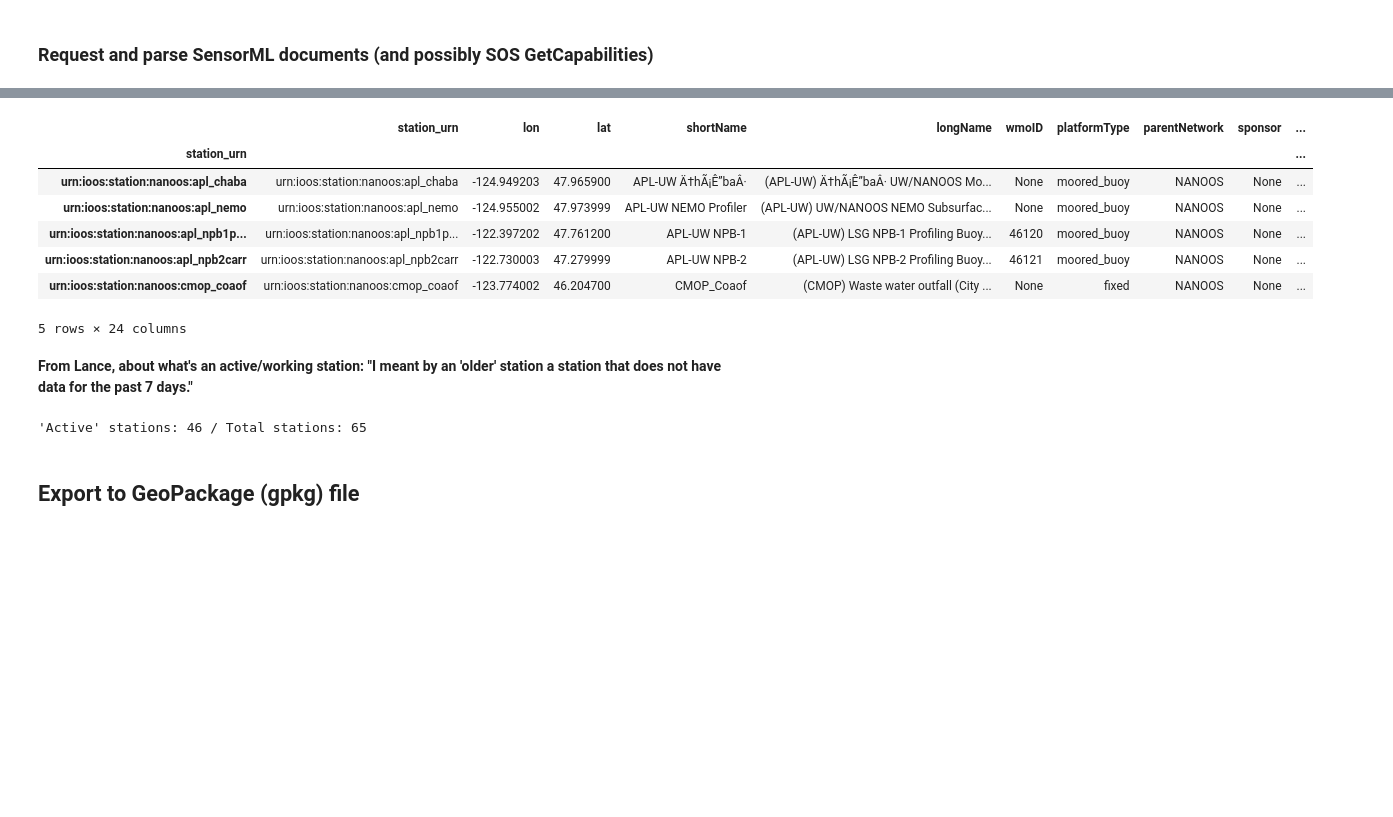
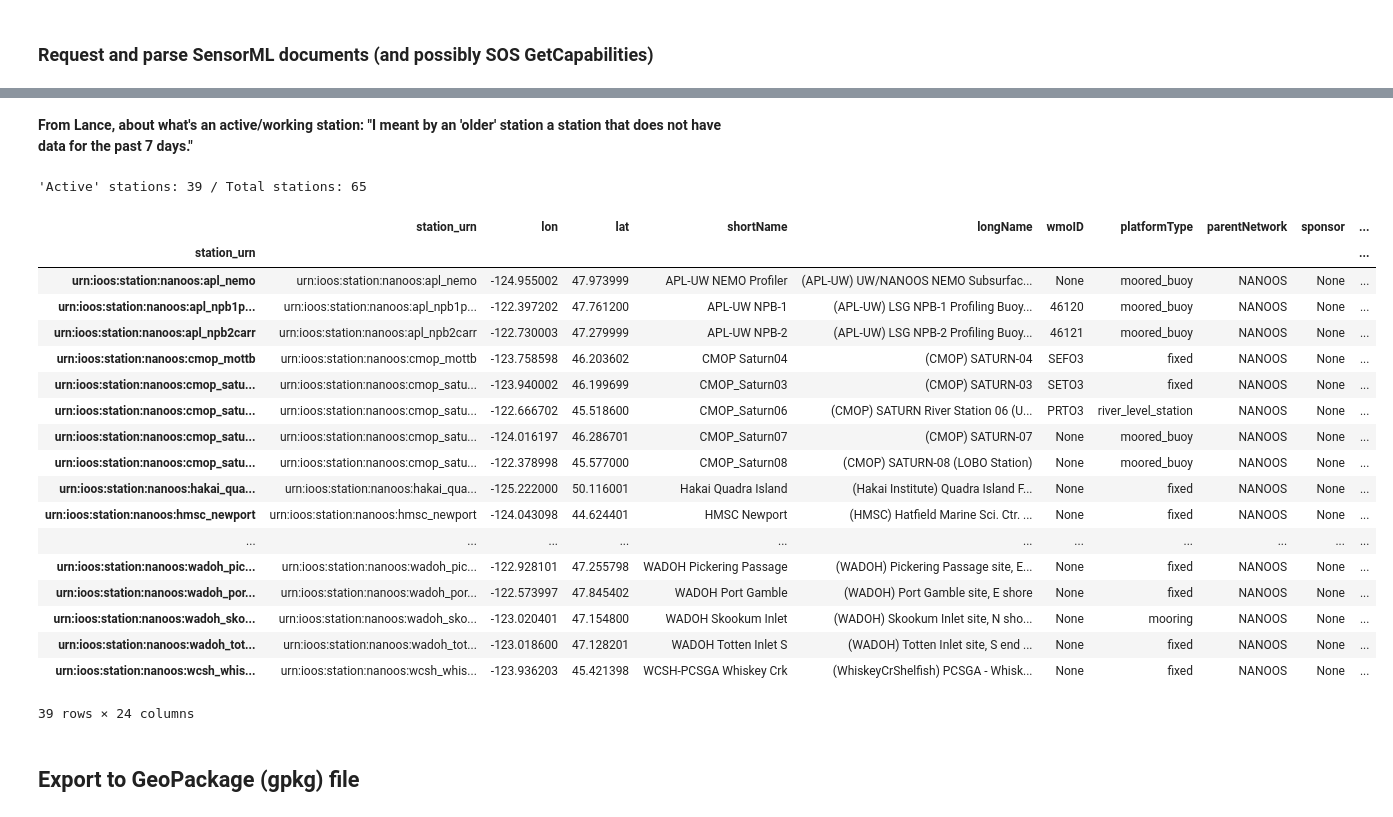
Before and after one commit to mwengren/ioos-ws, a Jupyter notebook: SensorMLparsing_IOOSSOS.ipynb, the cells around one changed output, grey strips where cells are left out. Drawn from its saved outputs; the diff is of its cells as text; code cells hidden in the pictures; blank space fills up the shorter version.

```diff
--- a/SensorMLparsing_IOOSSOS.ipynb
+++ b/SensorMLparsing_IOOSSOS.ipynb
@@ -63,10 +64,22 @@ def get_stations_df(sos_url, station_urns_sel=None):
             sml_str = sosgc.describe_sensor(procedure=station_urn, outputFormat=oFrmt,
                                             timeout=200)
             sml = SensorML(sml_str)
+
         else:
             sml = sml_lst[station_idx]
 
+        #debug MW:
+        #print(sml._root.text_content)
+        #print(etree.tostring(sml._root))
+        #print("station_idx: " + str(station_idx))
+        if station_idx == 0:
+                print(etree.tostring(sml._root))
+
         ds = IoosDescribeSensor(sml._root)
+        #debug MW:
+        #print(str(ds))
+        #for var in ds.variables:
+        #    print(var)
 
         pos = testXMLValue(ds.system.location.find(nsp('gml:Point/gml:pos')))
 
@@ -182,14 +215,3 @@ crs = '''GEOGCS["WGS 84",
 '''
 geometry = [Point(xy) for xy in zip(stations_df.lon, stations_df.lat)]
 stations_gdf = gpd.GeoDataFrame(stations_df, geometry=geometry, crs=crs)
-# %%
-stations_gdf.head()
-# %% [output]
-|  | station_urn | lon | lat | shortName | longName | wmoID | platformType | parentNetwork | sponsor | ... |
-| station_urn |  |  |  |  |  |  |  |  |  | ... |
-| urn:ioos:station:nanoos:apl_chaba | urn:ioos:station:nanoos:apl_chaba | -124.949203 | 47.965900 | APL-UW Ä†hÃ¡Ê”baÂ· | (APL-UW) Ä†hÃ¡Ê”baÂ· UW/NANOOS Mo... | None | moored_buoy | NANOOS | None | ... |
-| urn:ioos:station:nanoos:apl_nemo | urn:ioos:station:nanoos:apl_nemo | -124.955002 | 47.973999 | APL-UW NEMO Profiler | (APL-UW) UW/NANOOS NEMO Subsurfac... | None | moored_buoy | NANOOS | None | ... |
-| urn:ioos:station:nanoos:apl_npb1p... | urn:ioos:station:nanoos:apl_npb1p... | -122.397202 | 47.761200 | APL-UW NPB-1 | (APL-UW) LSG NPB-1 Profiling Buoy... | 46120 | moored_buoy | NANOOS | None | ... |
-| urn:ioos:station:nanoos:apl_npb2carr | urn:ioos:station:nanoos:apl_npb2carr | -122.730003 | 47.279999 | APL-UW NPB-2 | (APL-UW) LSG NPB-2 Profiling Buoy... | 46121 | moored_buoy | NANOOS | None | ... |
-| urn:ioos:station:nanoos:cmop_coaof | urn:ioos:station:nanoos:cmop_coaof | -123.774002 | 46.204700 | CMOP_Coaof | (CMOP) Waste water outfall (City ... | None | fixed | NANOOS | None | ... |
-5 rows × 24 columns
@@ -196,11 +221,33 @@ stations_gdf.head()
 # %% [markdown]
 **From Lance, about what's an active/working station: "I meant by an 'older' station a station that does not have data for the past 7 days."**
 # %%
-active_cnt = len(stations_gdf[stations_gdf.ending > '2016-7-3'])
+active_cnt = len(stations_gdf[stations_gdf.ending > '2016-10-01'])
 total_cnt = len(stations_gdf)
 print("'Active' stations: %d / Total stations: %d" % (active_cnt, total_cnt))
 # %% [output]
-'Active' stations: 46 / Total stations: 65
+'Active' stations: 39 / Total stations: 65
+# %%
+stations_gdf[stations_gdf.ending > '2016-10-01']
+# %% [output]
+|  | station_urn | lon | lat | shortName | longName | wmoID | platformType | parentNetwork | sponsor | ... |
+| station_urn |  |  |  |  |  |  |  |  |  | ... |
+| urn:ioos:station:nanoos:apl_nemo | urn:ioos:station:nanoos:apl_nemo | -124.955002 | 47.973999 | APL-UW NEMO Profiler | (APL-UW) UW/NANOOS NEMO Subsurfac... | None | moored_buoy | NANOOS | None | ... |
+| urn:ioos:station:nanoos:apl_npb1p... | urn:ioos:station:nanoos:apl_npb1p... | -122.397202 | 47.761200 | APL-UW NPB-1 | (APL-UW) LSG NPB-1 Profiling Buoy... | 46120 | moored_buoy | NANOOS | None | ... |
+| urn:ioos:station:nanoos:apl_npb2carr | urn:ioos:station:nanoos:apl_npb2carr | -122.730003 | 47.279999 | APL-UW NPB-2 | (APL-UW) LSG NPB-2 Profiling Buoy... | 46121 | moored_buoy | NANOOS | None | ... |
+| urn:ioos:station:nanoos:cmop_mottb | urn:ioos:station:nanoos:cmop_mottb | -123.758598 | 46.203602 | CMOP Saturn04 | (CMOP) SATURN-04 | SEFO3 | fixed | NANOOS | None | ... |
+| urn:ioos:station:nanoos:cmop_satu... | urn:ioos:station:nanoos:cmop_satu... | -123.940002 | 46.199699 | CMOP_Saturn03 | (CMOP) SATURN-03 | SETO3 | fixed | NANOOS | None | ... |
+| urn:ioos:station:nanoos:cmop_satu... | urn:ioos:station:nanoos:cmop_satu... | -122.666702 | 45.518600 | CMOP_Saturn06 | (CMOP) SATURN River Station 06 (U... | PRTO3 | river_level_station | NANOOS | None | ... |
+| urn:ioos:station:nanoos:cmop_satu... | urn:ioos:station:nanoos:cmop_satu... | -124.016197 | 46.286701 | CMOP_Saturn07 | (CMOP) SATURN-07 | None | moored_buoy | NANOOS | None | ... |
+| urn:ioos:station:nanoos:cmop_satu... | urn:ioos:station:nanoos:cmop_satu... | -122.378998 | 45.577000 | CMOP_Saturn08 | (CMOP) SATURN-08 (LOBO Station) | None | moored_buoy | NANOOS | None | ... |
+| urn:ioos:station:nanoos:hakai_qua... | urn:ioos:station:nanoos:hakai_qua... | -125.222000 | 50.116001 | Hakai Quadra Island | (Hakai Institute) Quadra Island F... | None | fixed | NANOOS | None | ... |
+| urn:ioos:station:nanoos:hmsc_newport | urn:ioos:station:nanoos:hmsc_newport | -124.043098 | 44.624401 | HMSC Newport | (HMSC) Hatfield Marine Sci. Ctr. ... | None | fixed | NANOOS | None | ... |
+| ... | ... | ... | ... | ... | ... | ... | ... | ... | ... | ... |
+| urn:ioos:station:nanoos:wadoh_pic... | urn:ioos:station:nanoos:wadoh_pic... | -122.928101 | 47.255798 | WADOH Pickering Passage | (WADOH) Pickering Passage site, E... | None | fixed | NANOOS | None | ... |
+| urn:ioos:station:nanoos:wadoh_por... | urn:ioos:station:nanoos:wadoh_por... | -122.573997 | 47.845402 | WADOH Port Gamble | (WADOH) Port Gamble site, E shore | None | fixed | NANOOS | None | ... |
+| urn:ioos:station:nanoos:wadoh_sko... | urn:ioos:station:nanoos:wadoh_sko... | -123.020401 | 47.154800 | WADOH Skookum Inlet | (WADOH) Skookum Inlet site, N sho... | None | mooring | NANOOS | None | ... |
+| urn:ioos:station:nanoos:wadoh_tot... | urn:ioos:station:nanoos:wadoh_tot... | -123.018600 | 47.128201 | WADOH Totten Inlet S | (WADOH) Totten Inlet site, S end ... | None | fixed | NANOOS | None | ... |
+| urn:ioos:station:nanoos:wcsh_whis... | urn:ioos:station:nanoos:wcsh_whis... | -123.936203 | 45.421398 | WCSH-PCSGA Whiskey Crk | (WhiskeyCrShelfish) PCSGA - Whisk... | None | fixed | NANOOS | None | ... |
+39 rows × 24 columns
 # %% [markdown]
 ## Export to GeoPackage (gpkg) file
 # %%
```
Also changed, not shown: parts of 4 cells of this notebook.
